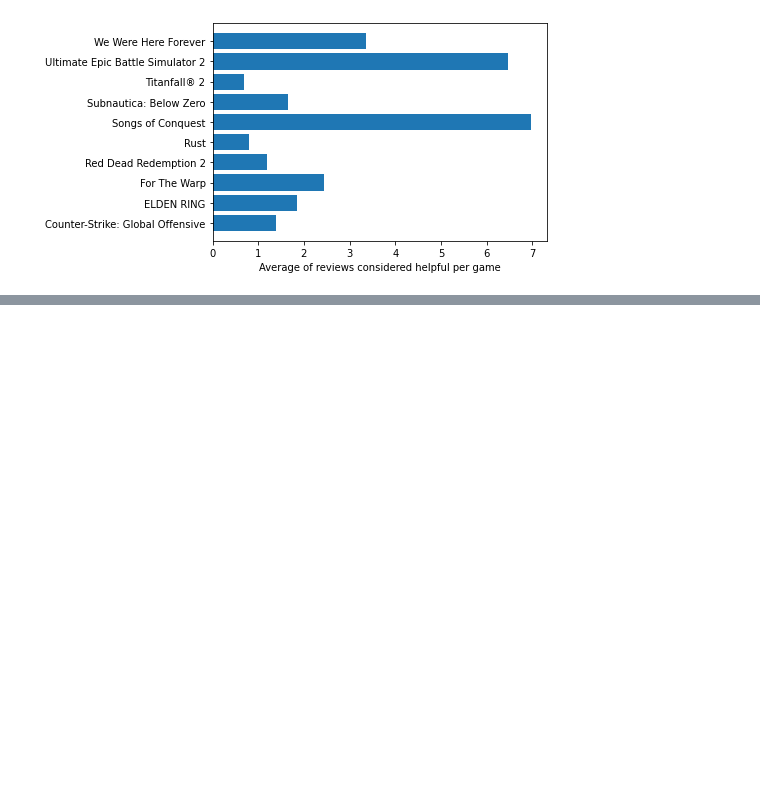
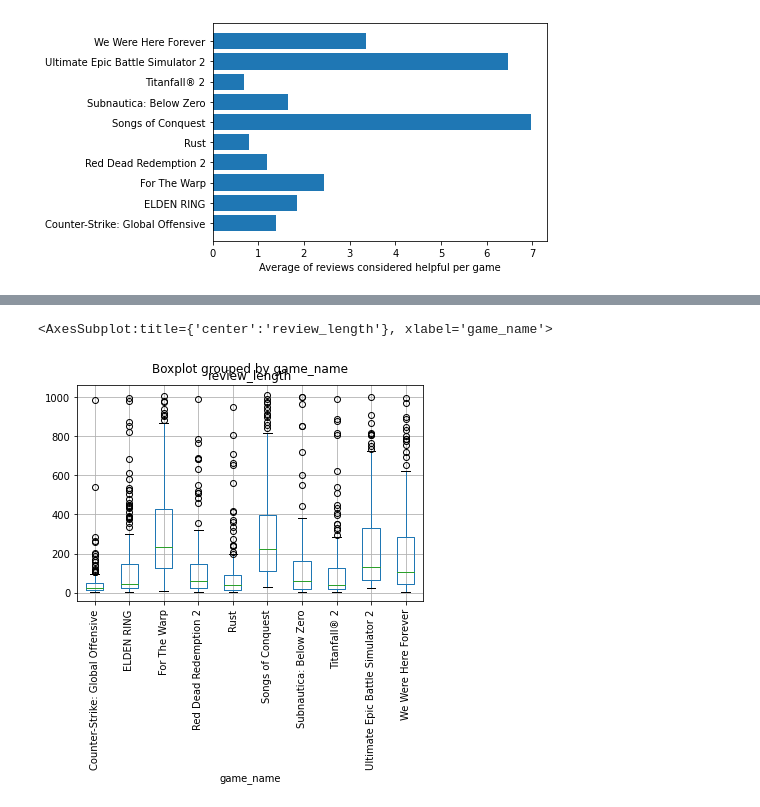
Before and after one commit to gremay/SMT_SteamAnalysis, a Jupyter notebook: sentiment_analysis.ipynb, the cells around one changed output, grey strips where cells are left out. Saved outputs shown, nothing was run; the diff lists cells and outputs as text; code cells hidden in the pictures; blank space fills up the shorter version.

```diff
--- a/sentiment_analysis.ipynb
+++ b/sentiment_analysis.ipynb
@@ -427,0 +428,5 @@ plt.xlabel("average rating");
+# %%
+reviews.boxplot(column="review_length", by="game_name", rot=90)
+# %% [output]
+<AxesSubplot:title={'center':'review_length'}, xlabel='game_name'>
+[figure, added]
```
Also changed, not shown: parts of 9 cells of this notebook.
